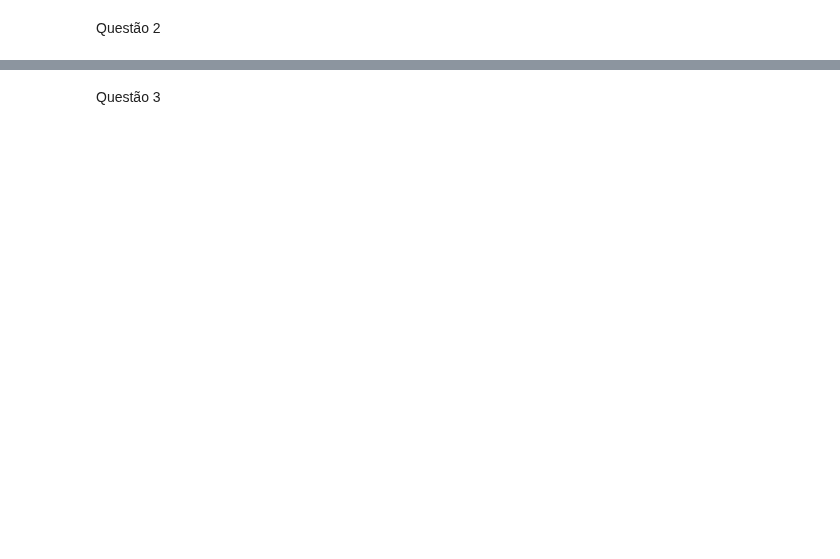
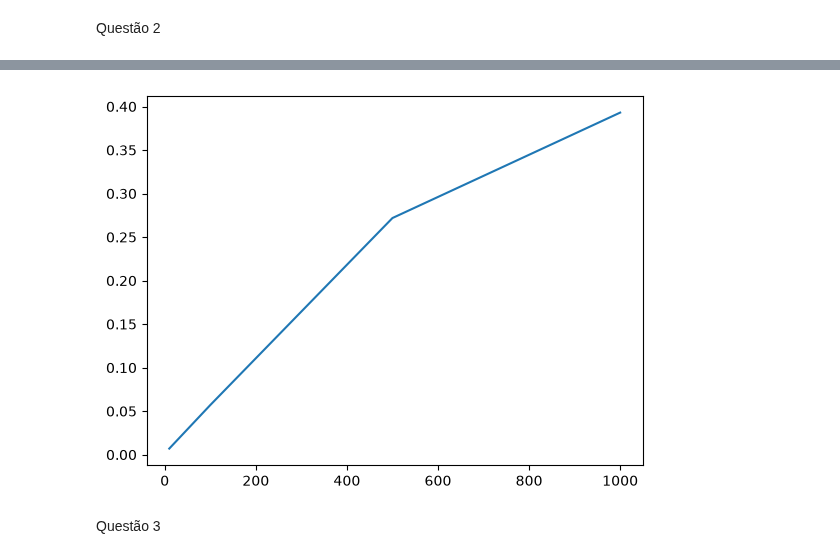
Before and after one commit to HuTiim/Fisica-Computacional-Thiago, a Jupyter notebook: Lista1.ipynb, the cells around one changed output, grey strips where cells are left out. Drawn from its saved outputs; the diff is of its cells as text; code cells hidden in the pictures; blank space fills up the shorter version.

```diff
--- a/Lista1.ipynb
+++ b/Lista1.ipynb
@@ -75,3 +88,8 @@ plt.show()
+# %%
+plt.plot(valores_n,tempo)
+plt.show()
+# %% [output]
+[figure, added]
 # %% [markdown]
 Questão 3
 # %%
```
Also changed, not shown: parts of 14 cells of this notebook.
